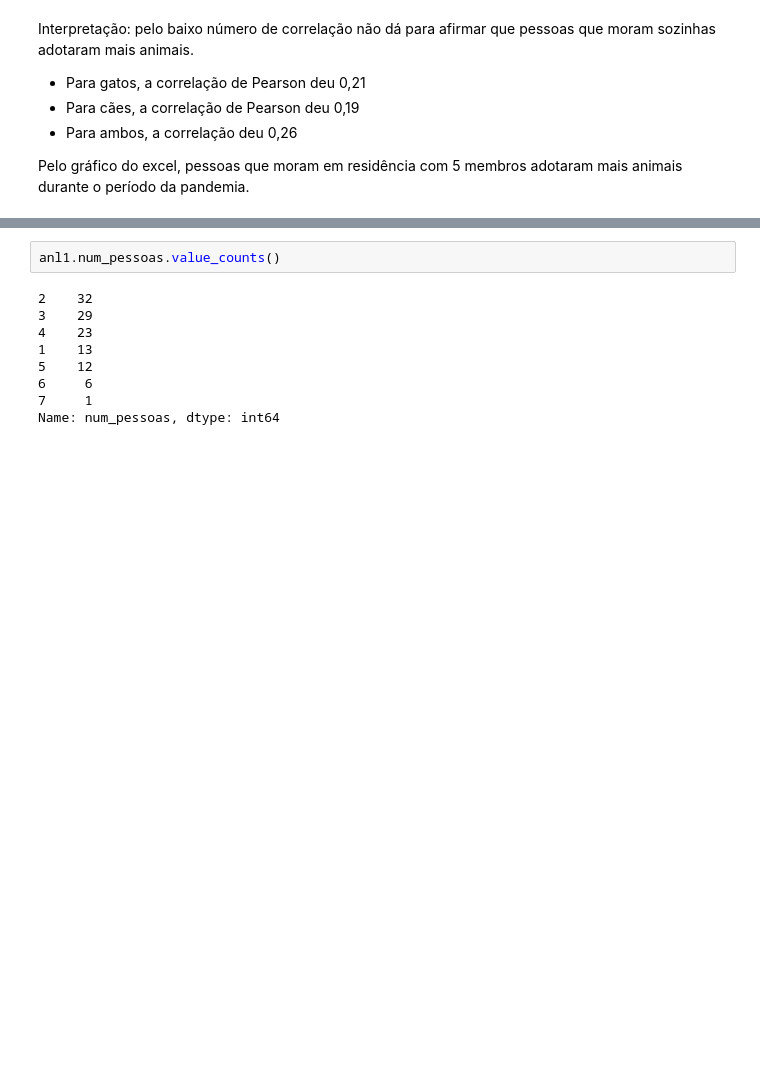
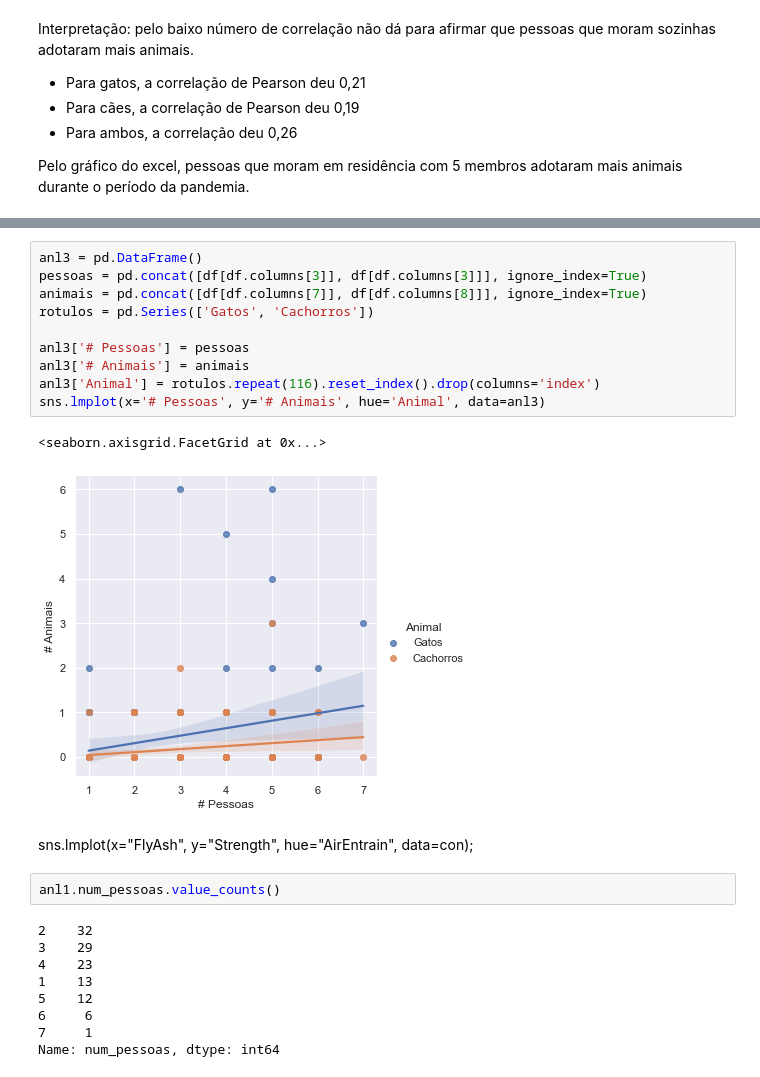
Before and after one commit to josuemontalvao/pibic_test, a Jupyter notebook: analise.ipynb, the cells around one changed output, grey strips where cells are left out. Saved outputs shown, nothing was run; the diff lists cells and outputs as text; blank space fills up the shorter version.

```diff
--- a/analise.ipynb
+++ b/analise.ipynb
@@ -103,3 +172,18 @@ Pelo gráfico do excel, pessoas que moram em residência com 5 membros adotaram
+# %%
+anl3 = pd.DataFrame()
+pessoas = pd.concat([df[df.columns[3]], df[df.columns[3]]], ignore_index=True)
+animais = pd.concat([df[df.columns[7]], df[df.columns[8]]], ignore_index=True)
+rotulos = pd.Series(['Gatos', 'Cachorros'])
+
+anl3['# Pessoas'] = pessoas
+anl3['# Animais'] = animais
+anl3['Animal'] = rotulos.repeat(116).reset_index().drop(columns='index')
+sns.lmplot(x='# Pessoas', y='# Animais', hue='Animal', data=anl3)
+# %% [output]
+<seaborn.axisgrid.FacetGrid at 0x...>
+[figure, added]
+# %% [markdown]
+sns.lmplot(x="FlyAsh", y="Strength", hue="AirEntrain", data=con);
 # %%
 anl1.num_pessoas.value_counts()
 # %% [output]
```
Also changed, not shown: parts of 29 cells of this notebook.
